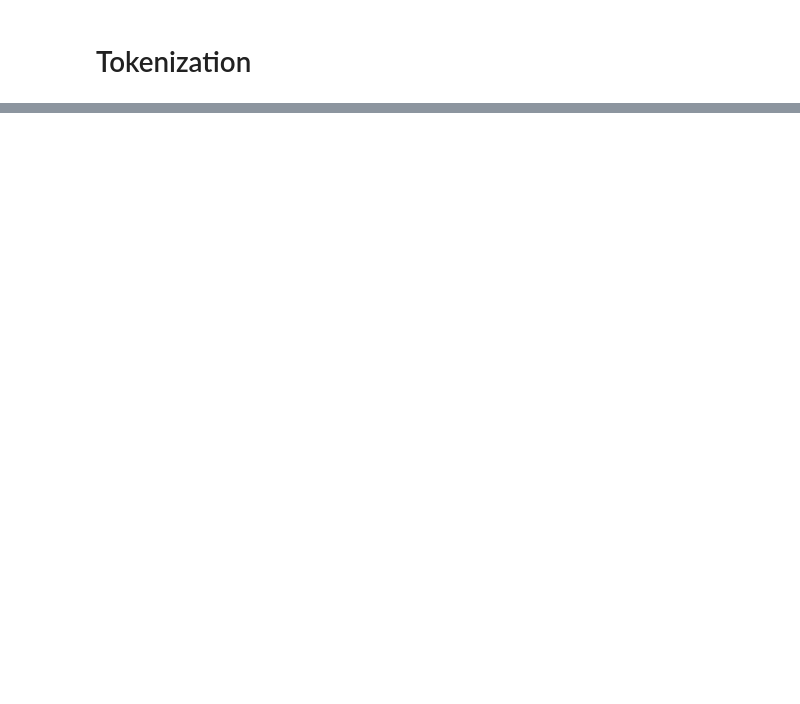
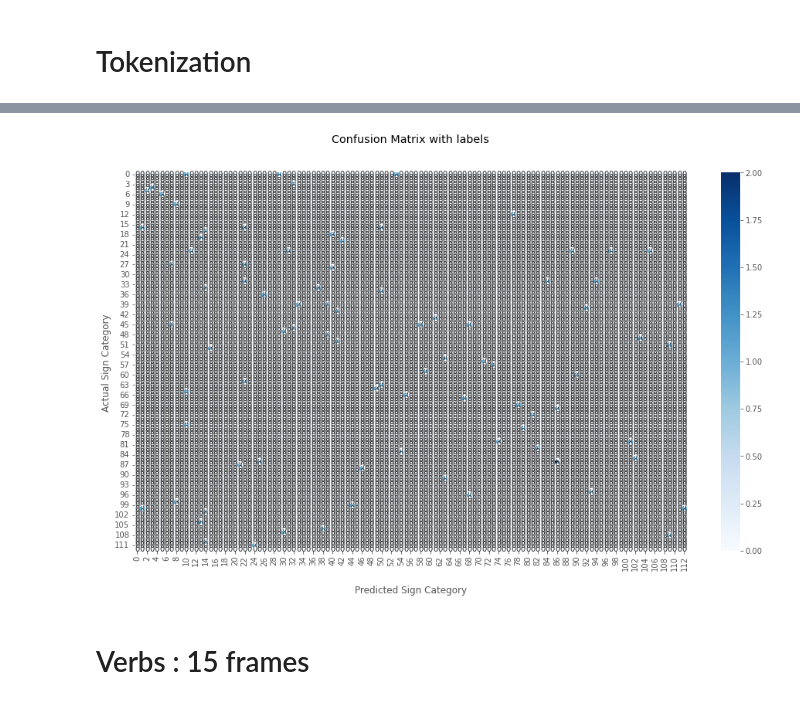
Before and after one commit to BrendaTafurA/PSL-GAN-ad521b837aa1cabd3bbc6e72459104d0ca7cb72a, a Jupyter notebook: new_analysis.ipynb, the cells around one changed output, grey strips where cells are left out. Saved outputs shown, nothing was run; the diff lists cells and outputs as text; code cells hidden in the pictures; blank space fills up the shorter version.

```diff
--- a/new_analysis.ipynb
+++ b/new_analysis.ipynb
@@ -481,0 +941,44 @@ print(confusion_matrix(y_test_verbs, pred_verbs))
+# %%
+import seaborn as sns
+import matplotlib.pyplot as plt
+
+ax_15 = sns.heatmap(cf_matrix_15, annot=True, cmap='Blues')
+
+ax_15.set_title('Confusion Matrix with labels\n\n');
+ax_15.set_xlabel('\nPredicted Sign Category')
+ax_15.set_ylabel('Actual Sign Category ');
+
+## Ticket labels - List must be in alphabetical order
+
+'''
+temp1 = ax.xaxis.set_ticklabels(['abuelo', 'agua', 'ahora', 'antes', 'aprender', 'aquí', 'bien',
+       'carne', 'casa', 'comer', 'continuar', 'controlar', 'cuerpo',
+       'cuánto', 'cómo', 'decir', 'dentro', 'diferentes', 'ellos',
+       'emoción', 'enojar', 'escribir', 'ese', 'familia', 'frijol',
+       'fuerte', 'fácil', 'grasa', 'hacer', 'hermano', 'hola', 'hoy',
+       'juntos', 'mal', 'mamá', 'niños', 'no', 'pensar', 'pero', 'planta',
+       'poder', 'proteínas', 'quinto', 'qué', 'recordar', 'sentir',
+       'sexto', 'sí', 'también', 'todo', 'tú', 'venir', 'ver', 'ya', 'yo',
+       'él'])
+
+temp1.array()
+
+
+temp2 = ax.yaxis.set_ticklabels(['abuelo', 'agua', 'ahora', 'antes', 'aprender', 'aquí', 'bien',
+       'carne', 'casa', 'comer', 'continuar', 'controlar', 'cuerpo',
+       'cuánto', 'cómo', 'decir', 'dentro', 'diferentes', 'ellos',
+       'emoción', 'enojar', 'escribir', 'ese', 'familia', 'frijol',
+       'fuerte', 'fácil', 'grasa', 'hacer', 'hermano', 'hola', 'hoy',
+       'juntos', 'mal', 'mamá', 'niños', 'no', 'pensar', 'pero', 'planta',
+       'poder', 'proteínas', 'quinto', 'qué', 'recordar', 'sentir',
+       'sexto', 'sí', 'también', 'todo', 'tú', 'venir', 'ver', 'ya', 'yo',
+       'él'])
+
+temp2.shape
+'''
+## Display the visualization of the Confusion Matrix.
+plt.show()
+# %% [output]
+[figure, added]
+# %% [markdown]
+# Verbs : 15 frames
```
Also changed, not shown: parts of 78 cells of this notebook, 6 other files.
